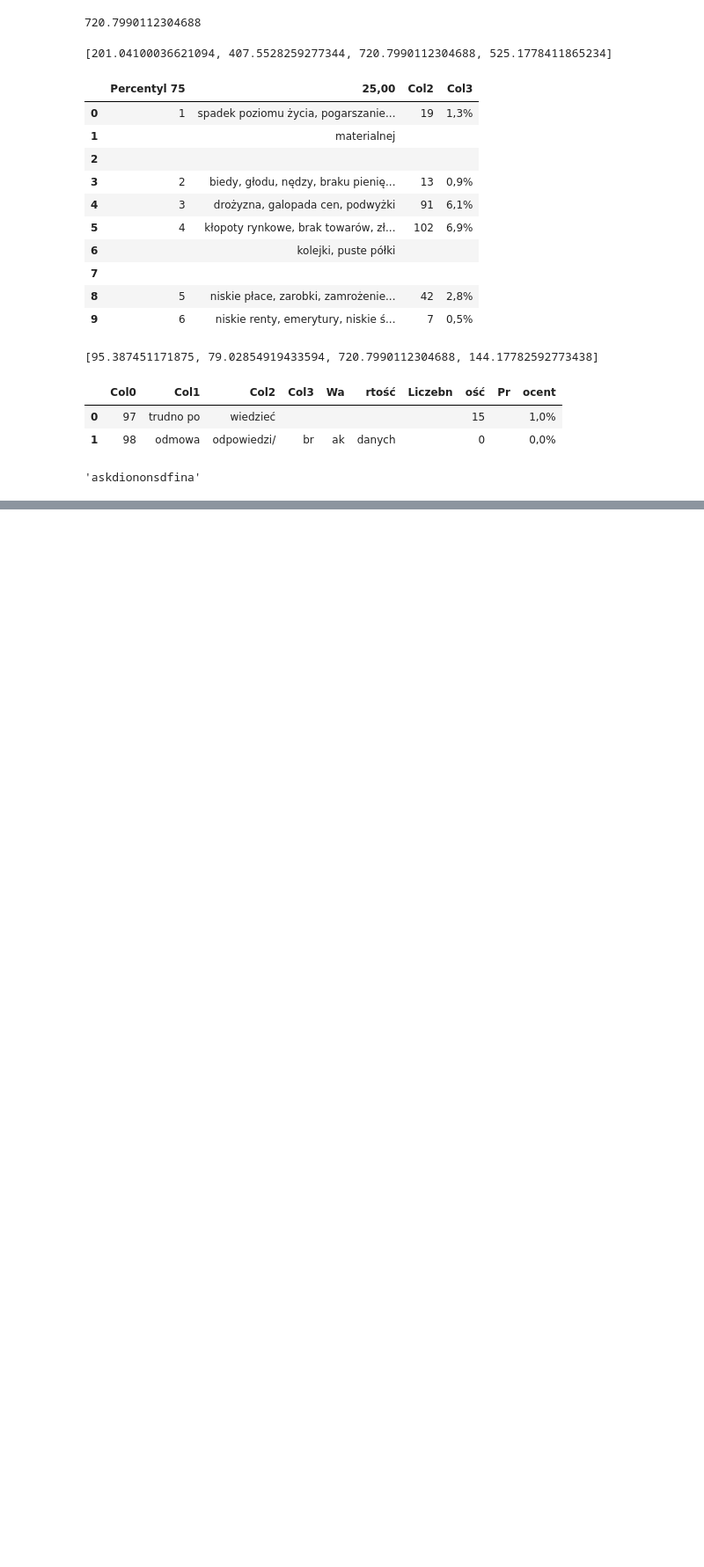
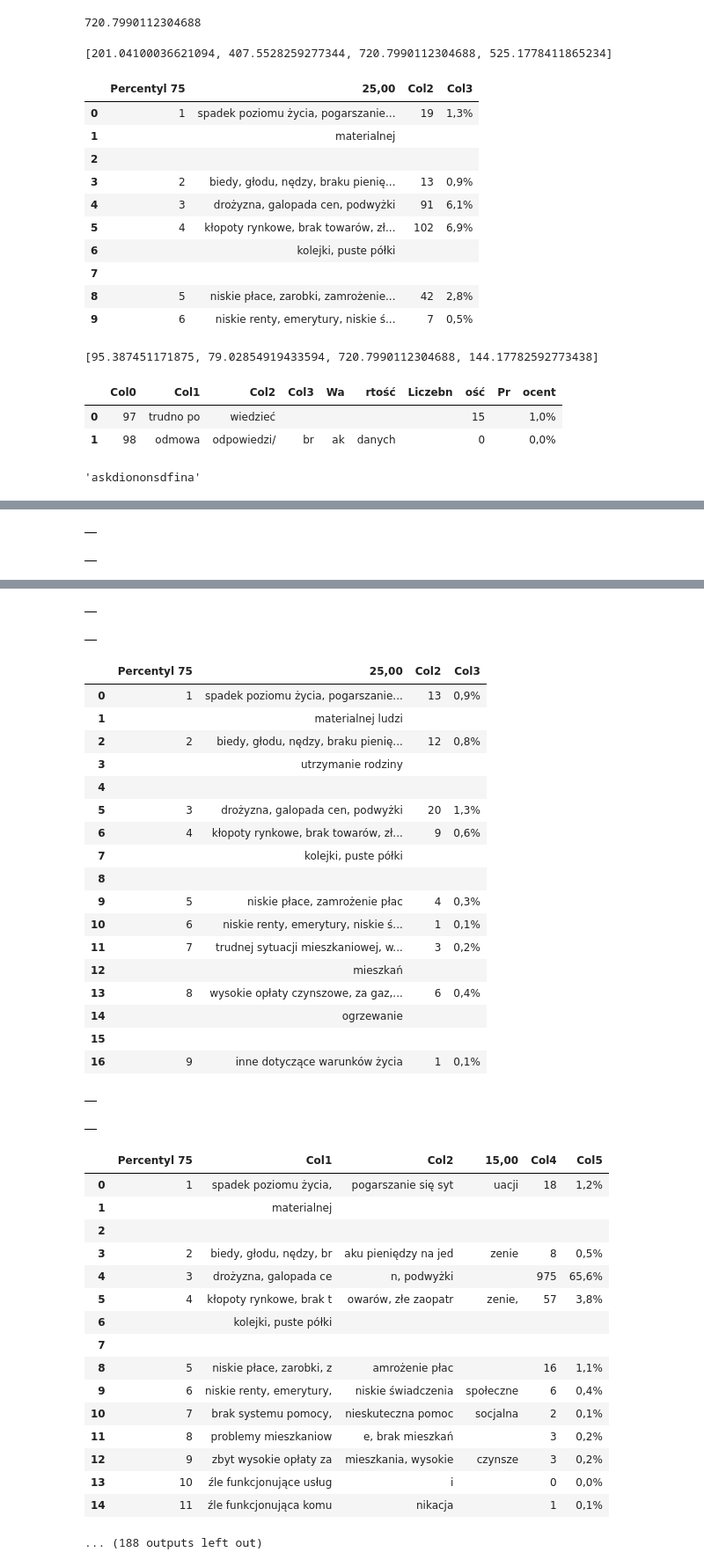
Before and after one commit to jendrkk/LRDWI-Paper, a Jupyter notebook: Code/PDF_analyzer_tests.ipynb, the cells around one changed output, grey strips where cells are left out. Shown at 88% size. Saved outputs shown, nothing was run; the diff lists cells and outputs as text; code cells hidden in the pictures; blank space fills up the shorter version.

```diff
--- a/Code/PDF_analyzer_tests.ipynb
+++ b/Code/PDF_analyzer_tests.ipynb
@@ -268,4 +268,7 @@ with open("pdf_codebook.json", "rb") as f:
     obj = pickle.load(f)
 # %%
 main = obj['CBOS_1_01_1990']
-len(main)
+
+for df in main:
+    display(df[4])
+# %% [output]
@@ -271,0 +300,2 @@ len(main)
+|  |
+|  |
@@ -271,0 +320,39 @@ len(main)
+|  |
+|  |
+|  | Percentyl 75 | 25,00 | Col2 | Col3 |
+| 0 | 1 | spadek poziomu życia, pogarszanie... | 13 | 0,9% |
+| 1 |  | materialnej ludzi |  |  |
+| 2 | 2 | biedy, głodu, nędzy, braku pienię... | 12 | 0,8% |
+| 3 |  | utrzymanie rodziny |  |  |
+| 4 |  |  |  |  |
+| 5 | 3 | drożyzna, galopada cen, podwyżki | 20 | 1,3% |
+| 6 | 4 | kłopoty rynkowe, brak towarów, zł... | 9 | 0,6% |
+| 7 |  | kolejki, puste półki |  |  |
+| 8 |  |  |  |  |
+| 9 | 5 | niskie płace, zamrożenie płac | 4 | 0,3% |
+| 10 | 6 | niskie renty, emerytury, niskie ś... | 1 | 0,1% |
+| 11 | 7 | trudnej sytuacji mieszkaniowej, w... | 3 | 0,2% |
+| 12 |  | mieszkań |  |  |
+| 13 | 8 | wysokie opłaty czynszowe, za gaz,... | 6 | 0,4% |
+| 14 |  | ogrzewanie |  |  |
+| 15 |  |  |  |  |
+| 16 | 9 | inne dotyczące warunków życia | 1 | 0,1% |
+|  |
+|  |
+|  | Percentyl 75 | Col1 | Col2 | 15,00 | Col4 | Col5 |
+| 0 | 1 | spadek poziomu życia, | pogarszanie się syt | uacji | 18 | 1,2% |
+| 1 |  | materialnej |  |  |  |  |
+| 2 |  |  |  |  |  |  |
+| 3 | 2 | biedy, głodu, nędzy, br | aku pieniędzy na jed | zenie | 8 | 0,5% |
+| 4 | 3 | drożyzna, galopada ce | n, podwyżki |  | 975 | 65,6% |
+| 5 | 4 | kłopoty rynkowe, brak t | owarów, złe zaopatr | zenie, | 57 | 3,8% |
+| 6 |  | kolejki, puste półki |  |  |  |  |
+| 7 |  |  |  |  |  |  |
+| 8 | 5 | niskie płace, zarobki, z | amrożenie płac |  | 16 | 1,1% |
+| 9 | 6 | niskie renty, emerytury, | niskie świadczenia | społeczne | 6 | 0,4% |
+| 10 | 7 | brak systemu pomocy, | nieskuteczna pomoc | socjalna | 2 | 0,1% |
+| 11 | 8 | problemy mieszkaniow | e, brak mieszkań |  | 3 | 0,2% |
+| 12 | 9 | zbyt wysokie opłaty za | mieszkania, wysokie | czynsze | 3 | 0,2% |
+| 13 | 10 | źle funkcjonujące usług | i |  | 0 | 0,0% |
+| 14 | 11 | źle funkcjonująca komu | nikacja |  | 1 | 0,1% |
+... (188 outputs left out)
```
Also changed, not shown: parts of 2 cells of this notebook, 1 other file.
